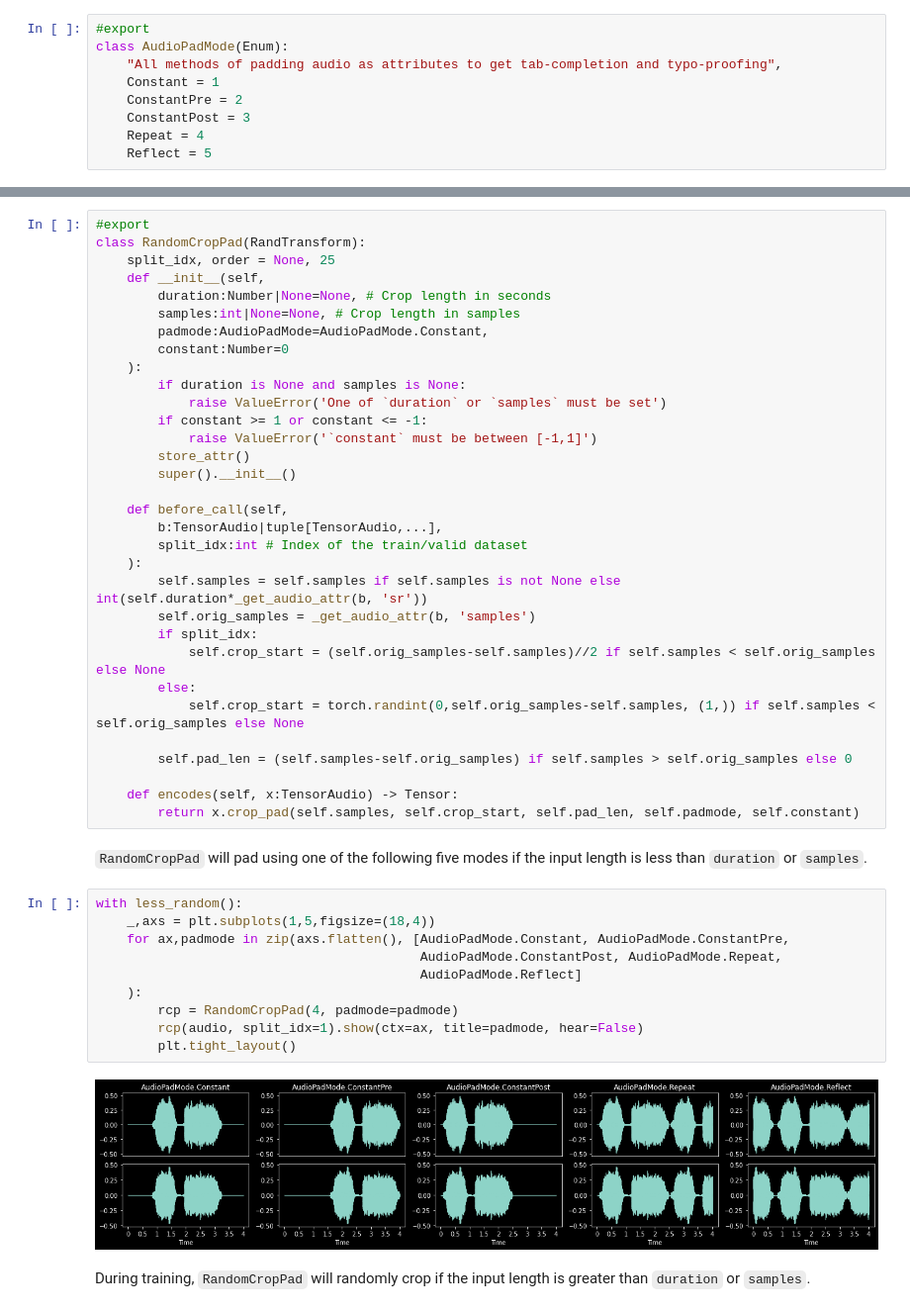
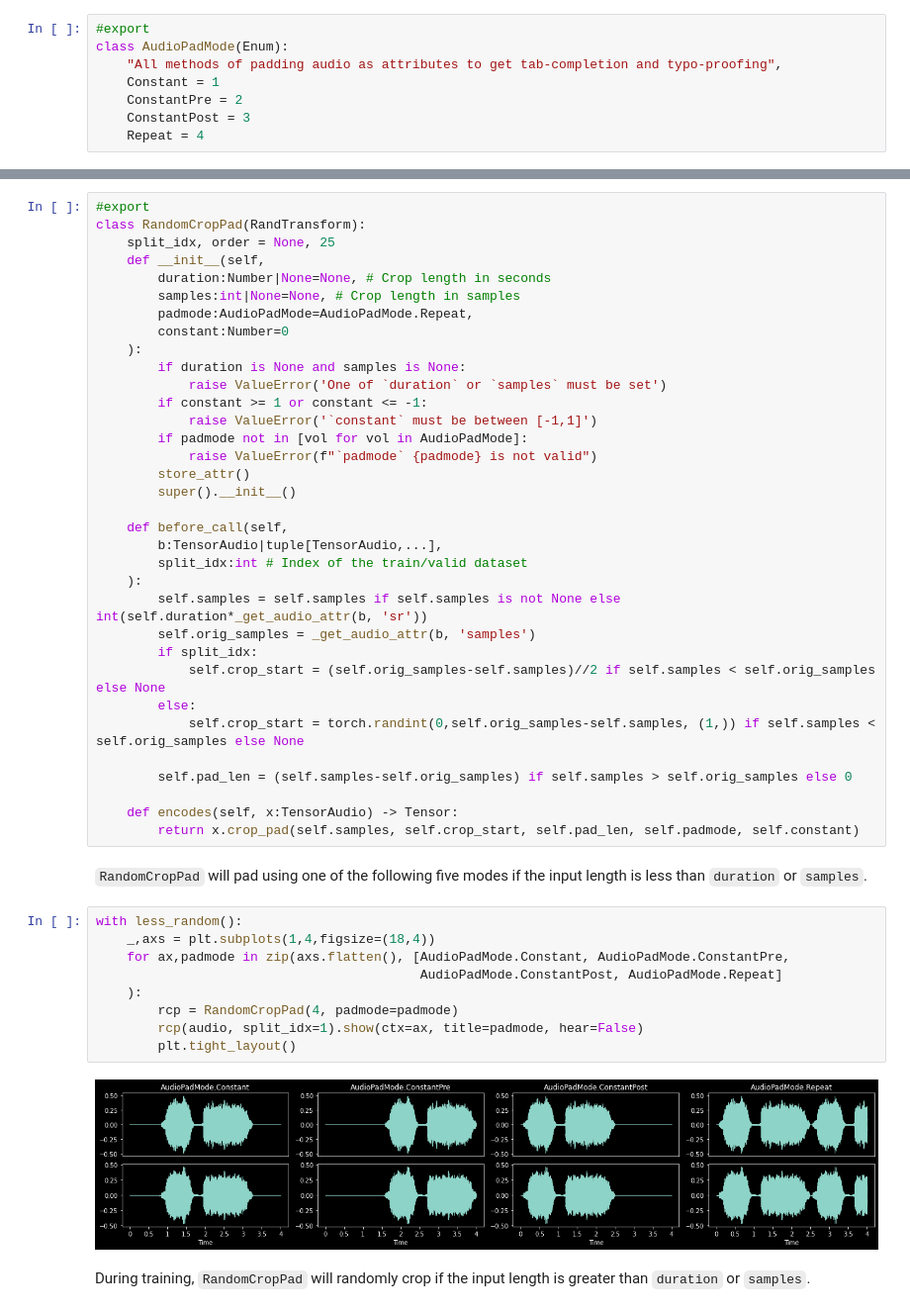
Before and after one commit to warner-benjamin/fastxtend, a Jupyter notebook: nbs/audio.03_augment.ipynb, the cells around one changed output, grey strips where cells are left out. Shown at 99% size. Cells and saved outputs as stored; diff of their text form.

```diff
--- a/nbs/audio.03_augment.ipynb
+++ b/nbs/audio.03_augment.ipynb
@@ -103,7 +109,6 @@ class AudioPadMode(Enum):
     ConstantPre = 2
     ConstantPost = 3
     Repeat = 4
-    Reflect = 5
 # %%
 #exporti
 @patch
@@ -144,13 +146,15 @@ class RandomCropPad(RandTransform):
     def __init__(self,
         duration:Number|None=None, # Crop length in seconds
         samples:int|None=None, # Crop length in samples
-        padmode:AudioPadMode=AudioPadMode.Constant,
+        padmode:AudioPadMode=AudioPadMode.Repeat,
         constant:Number=0
     ):
         if duration is None and samples is None:
             raise ValueError('One of `duration` or `samples` must be set')
         if constant >= 1 or constant <= -1:
             raise ValueError('`constant` must be between [-1,1]')
+        if padmode not in [vol for vol in AudioPadMode]:
+            raise ValueError(f"`padmode` {padmode} is not valid")
         store_attr()
         super().__init__()
 
@@ -173,16 +177,15 @@ class RandomCropPad(RandTransform):
 `RandomCropPad` will pad using one of the following five modes if the input length is less than `duration` or `samples`.
 # %%
 with less_random():
-    _,axs = plt.subplots(1,5,figsize=(18,4))
+    _,axs = plt.subplots(1,4,figsize=(18,4))
     for ax,padmode in zip(axs.flatten(), [AudioPadMode.Constant, AudioPadMode.ConstantPre,
-                                          AudioPadMode.ConstantPost, AudioPadMode.Repeat,
-                                          AudioPadMode.Reflect]
+                                          AudioPadMode.ConstantPost, AudioPadMode.Repeat]
     ):
         rcp = RandomCropPad(4, padmode=padmode)
         rcp(audio, split_idx=1).show(ctx=ax, title=padmode, hear=False)
         plt.tight_layout()
 # %% [output]
-[figure, old version]
+[figure, new version]
 # %% [markdown]
 During training, `RandomCropPad` will randomly crop if the input length is greater than `duration` or `samples`.
 # %%
```
Also changed, not shown: parts of 28 cells of this notebook, 6 other files.
